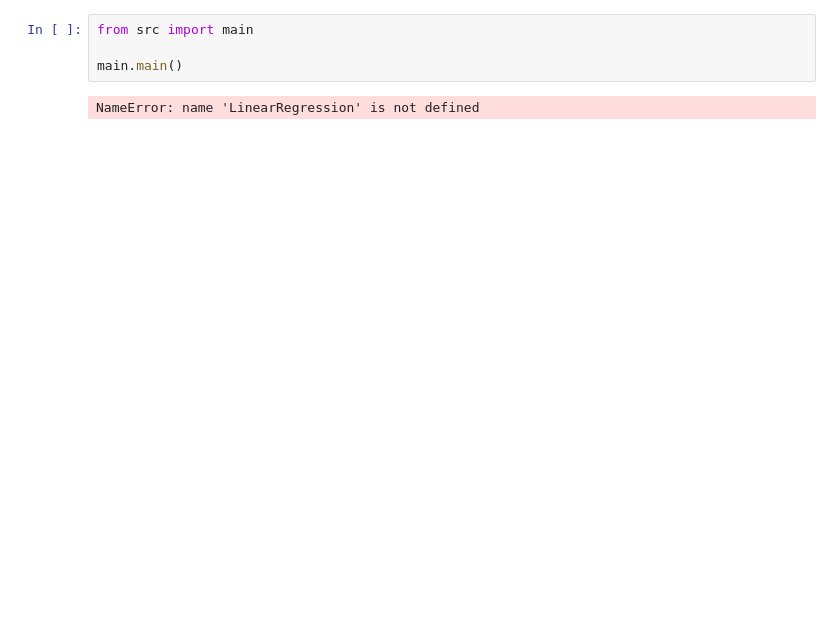
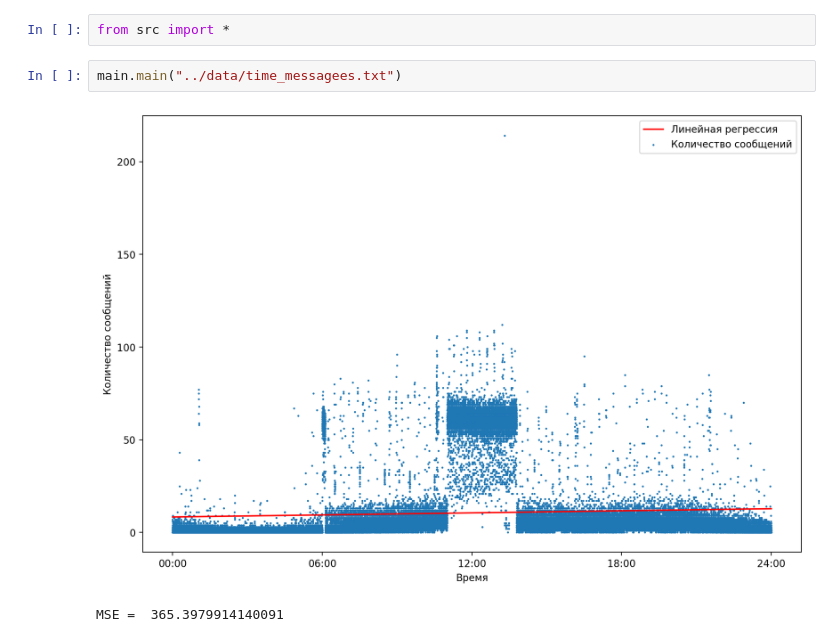
Before and after one commit to DanisDeveloper/proteiDS, a Jupyter notebook: Tasks/Task #2.ipynb, the cells around one changed output. Cells and saved outputs as stored; diff of their text form; blank space fills up the shorter version.

```diff
--- a/Tasks/Task #2.ipynb
+++ b/Tasks/Task #2.ipynb
@@ -1,6 +1,7 @@
 # %%
-from src import main
-
-main.main()
+from src import *
-# %% [output]
-NameError: name 'LinearRegression' is not defined
+# %%
+main.main("../data/time_messagees.txt")
+# %% [output]
+[figure, added]
+MSE =  365.3979914140091
```
Also changed, not shown: 4 other files.
